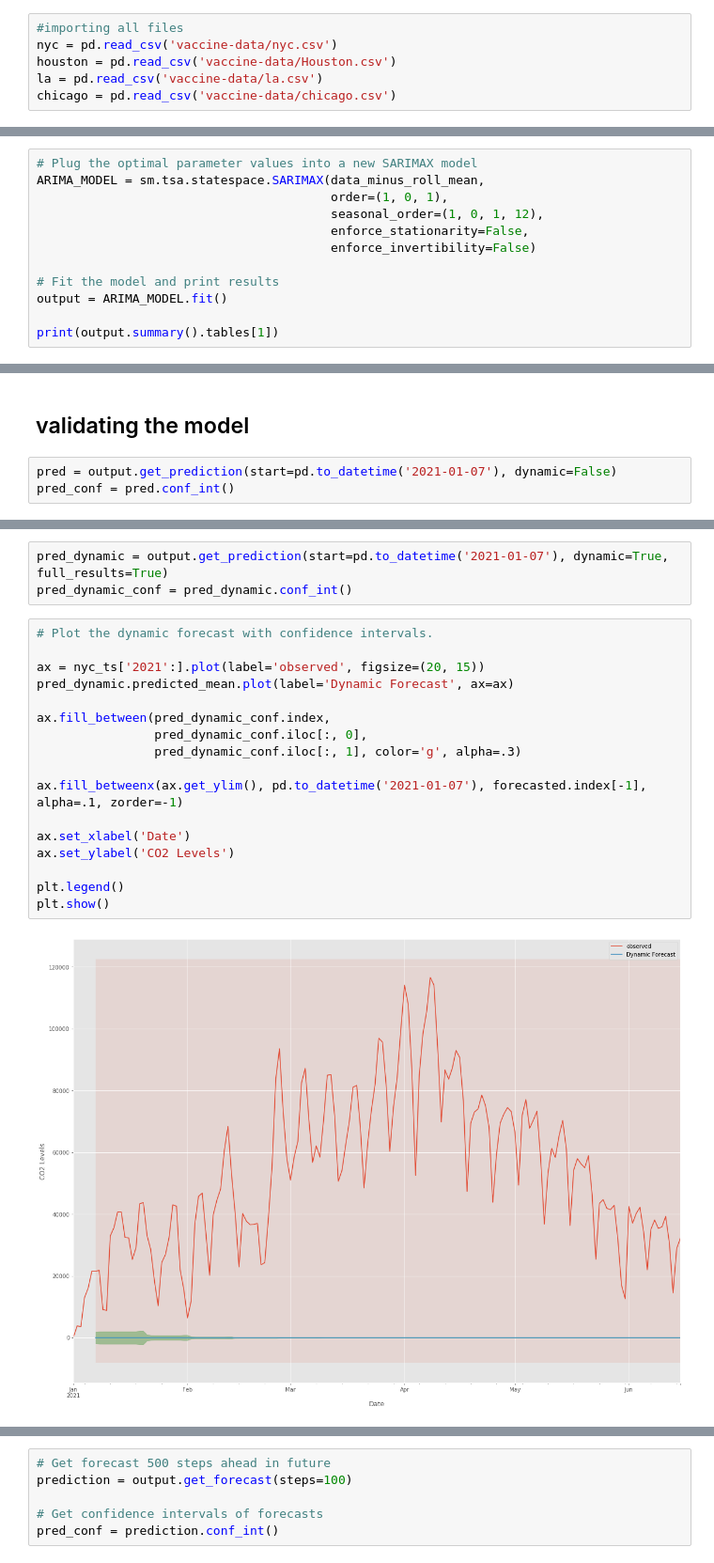
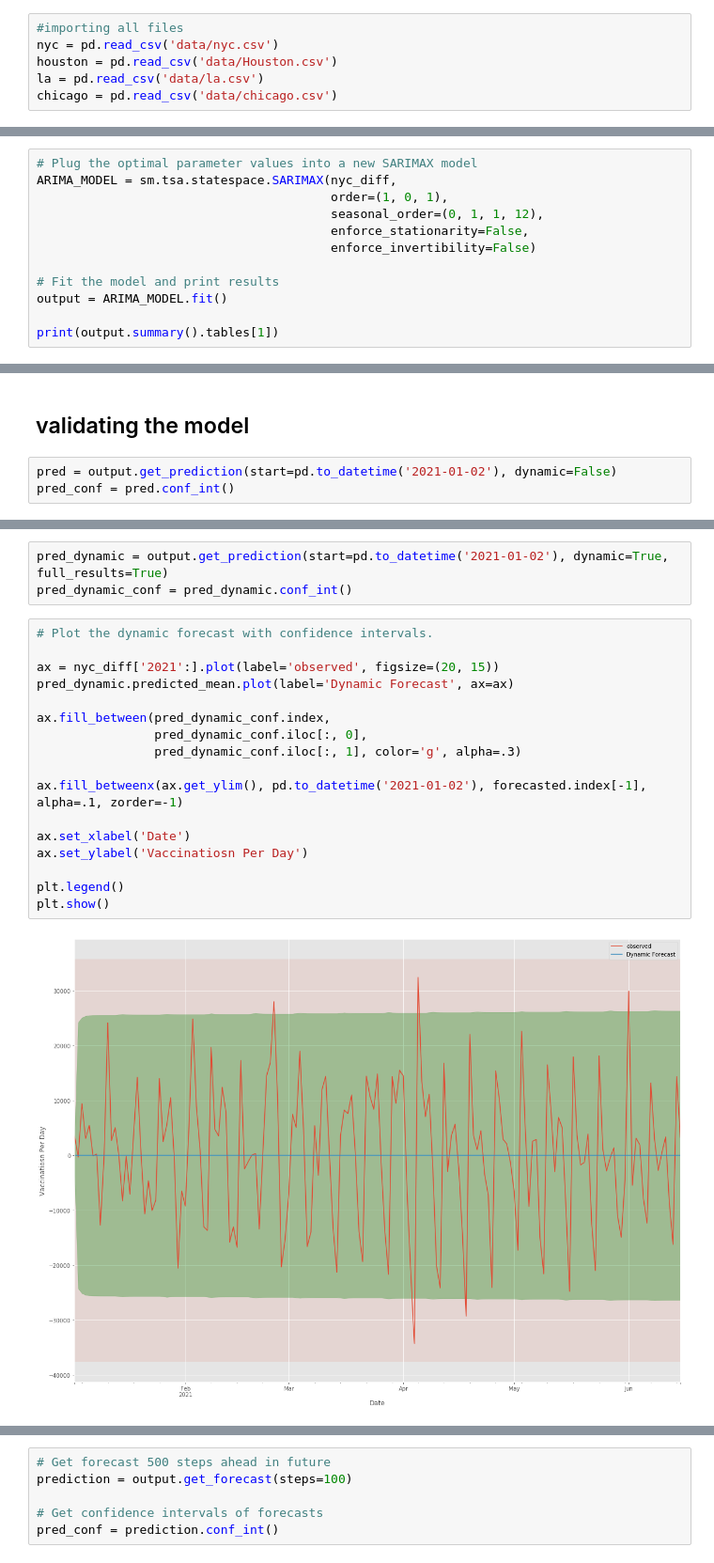
Before and after one commit to christisarv/2021-covid-vaccine-analysis, a Jupyter notebook: Vaccinantion Records Analysis.ipynb, the cells around one changed output, grey strips where cells are left out. Shown at 94% size. Drawn from its saved outputs; the diff is of its cells as text.

Commit message:
worked on TS models, cleaned up other notebooks

```diff
--- a/Vaccinantion Records Analysis.ipynb
+++ b/Vaccinantion Records Analysis.ipynb
@@ -15,10 +19,10 @@ import statsmodels.api as sm
 from statsmodels.tsa.stattools import adfuller
 # %%
 #importing all files
-nyc = pd.read_csv('vaccine-data/nyc.csv')
-houston = pd.read_csv('vaccine-data/Houston.csv')
-la = pd.read_csv('vaccine-data/la.csv')
-chicago = pd.read_csv('vaccine-data/chicago.csv')
+nyc = pd.read_csv('data/nyc.csv')
+houston = pd.read_csv('data/Houston.csv')
+la = pd.read_csv('data/la.csv')
+chicago = pd.read_csv('data/chicago.csv')
 # %% [markdown]
 ## Data Cleaning
 
@@ -358,8 +368,8 @@ Name: 45, dtype: object
 # %%
 # Plug the optimal parameter values into a new SARIMAX model
-ARIMA_MODEL = sm.tsa.statespace.SARIMAX(data_minus_roll_mean,
+ARIMA_MODEL = sm.tsa.statespace.SARIMAX(nyc_diff,
                                         order=(1, 0, 1),
-                                        seasonal_order=(1, 0, 1, 12),
+                                        seasonal_order=(0, 1, 1, 12),
                                         enforce_stationarity=False,
                                         enforce_invertibility=False)
 
@@ -395,7 +404,7 @@ The residuals over time (top left plot) don't display any obvious seasonality an
 # %% [markdown]
 ## validating the model
 # %%
-pred = output.get_prediction(start=pd.to_datetime('2021-01-07'), dynamic=False)
+pred = output.get_prediction(start=pd.to_datetime('2021-01-02'), dynamic=False)
 pred_conf = pred.conf_int()
 # %%
 # Plot real vs predicted values along with confidence interval
@@ -434,25 +443,25 @@ The Mean Squared Error of our forecasts is 3575572898.52
 # %%
-pred_dynamic = output.get_prediction(start=pd.to_datetime('2021-01-07'), dynamic=True, full_results=True)
+pred_dynamic = output.get_prediction(start=pd.to_datetime('2021-01-02'), dynamic=True, full_results=True)
 pred_dynamic_conf = pred_dynamic.conf_int()
 # %%
 # Plot the dynamic forecast with confidence intervals.
 
-ax = nyc_ts['2021':].plot(label='observed', figsize=(20, 15))
+ax = nyc_diff['2021':].plot(label='observed', figsize=(20, 15))
 pred_dynamic.predicted_mean.plot(label='Dynamic Forecast', ax=ax)
 
 ax.fill_between(pred_dynamic_conf.index,
                 pred_dynamic_conf.iloc[:, 0],
                 pred_dynamic_conf.iloc[:, 1], color='g', alpha=.3)
 
-ax.fill_betweenx(ax.get_ylim(), pd.to_datetime('2021-01-07'), forecasted.index[-1], alpha=.1, zorder=-1)
+ax.fill_betweenx(ax.get_ylim(), pd.to_datetime('2021-01-02'), forecasted.index[-1], alpha=.1, zorder=-1)
 
 ax.set_xlabel('Date')
-ax.set_ylabel('CO2 Levels')
+ax.set_ylabel('Vaccinatiosn Per Day')
 
 plt.legend()
 plt.show()
 # %% [output]
-[figure, old version]
+[figure, new version]
 # %%
 # Get the real and predicted values
 forecasted = pred_dynamic.predicted_mean
```
Also changed, not shown: parts of 41 cells of this notebook, 3 other files.
